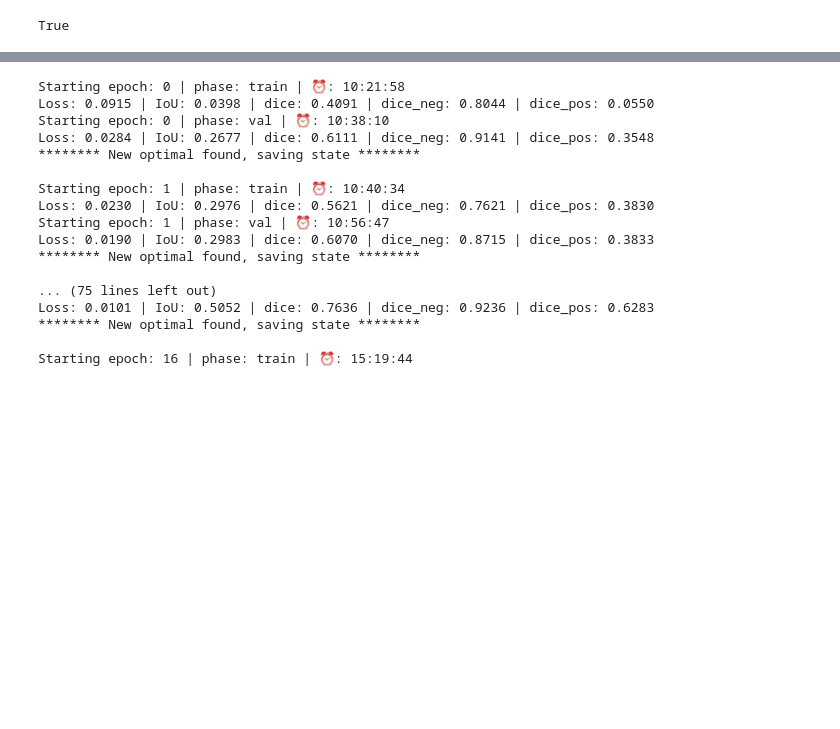
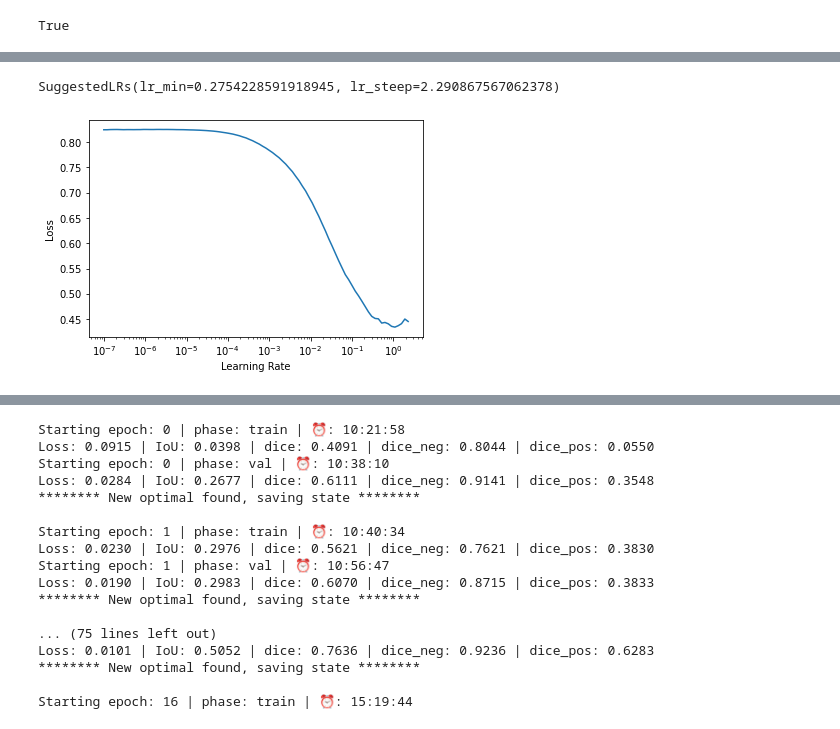
Before and after one commit to marcomatteo/steel_segmentation, a Jupyter notebook: training_nbs/Pytorch-UNET-ResNet34.ipynb, the cells around one changed output, grey strips where cells are left out. Saved outputs shown, nothing was run; the diff lists cells and outputs as text; code cells hidden in the pictures; blank space fills up the shorter version.

Commit message:
add visualization tool

```diff
--- a/training_nbs/Pytorch-UNET-ResNet34.ipynb
+++ b/training_nbs/Pytorch-UNET-ResNet34.ipynb
@@ -69,0 +86,25 @@ model = smp.Unet("resnet34", encoder_weights="imagenet", classes=4, activation=N
+# %%
+train_dls = get_train_dls(phase="train", batch_size=bs, num_workers=6)
+valid_dls = get_train_dls(phase="val", batch_size=bs, num_workers=6)
+# %%
+dls = DataLoaders(train_dls, valid_dls)
+# %%
+cbs = [
+    CudaCallback(),
+    CSVLogger(fname="fastai-UNET-ResNet34-training-log.csv"),
+    ReduceLROnPlateau(monitor='valid_loss', min_delta=0.1, patience=2),
+    GradientAccumulation(n_acc=32),
+]
+# %%
+learn = Learner(
+    dls,
+    model,
+    loss_func=loss_fn,
+    opt_func=opt_func,
+    cbs=cbs,
+    metrics=ModDiceMulti,
+    model_dir=models_dir
+).to_fp16()
+# %%
+learn.lr_find()
+# %% [output]
@@ -69,0 +112,2 @@ model = smp.Unet("resnet34", encoder_weights="imagenet", classes=4, activation=N
+SuggestedLRs(lr_min=0.2754228591918945, lr_steep=2.290867567062378)
+[figure, added]
```
Also changed, not shown: parts of 11 cells of this notebook, 8 other files.
